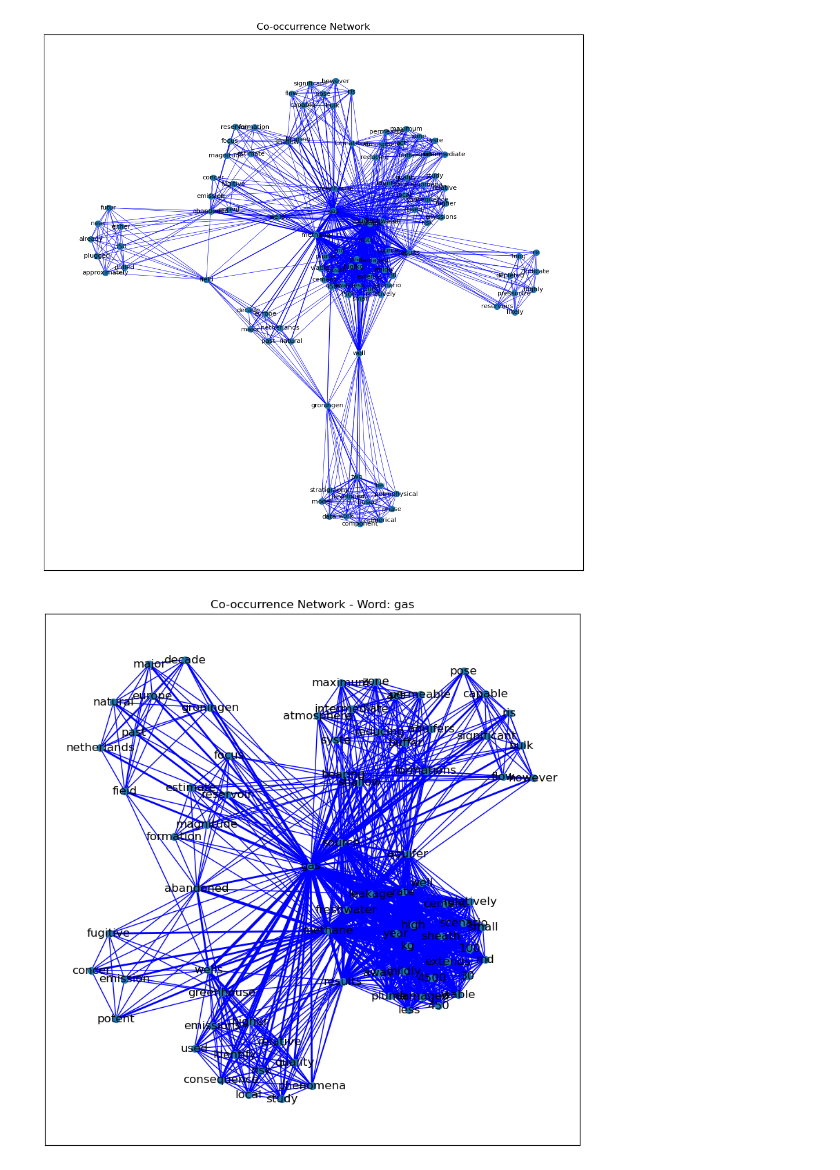
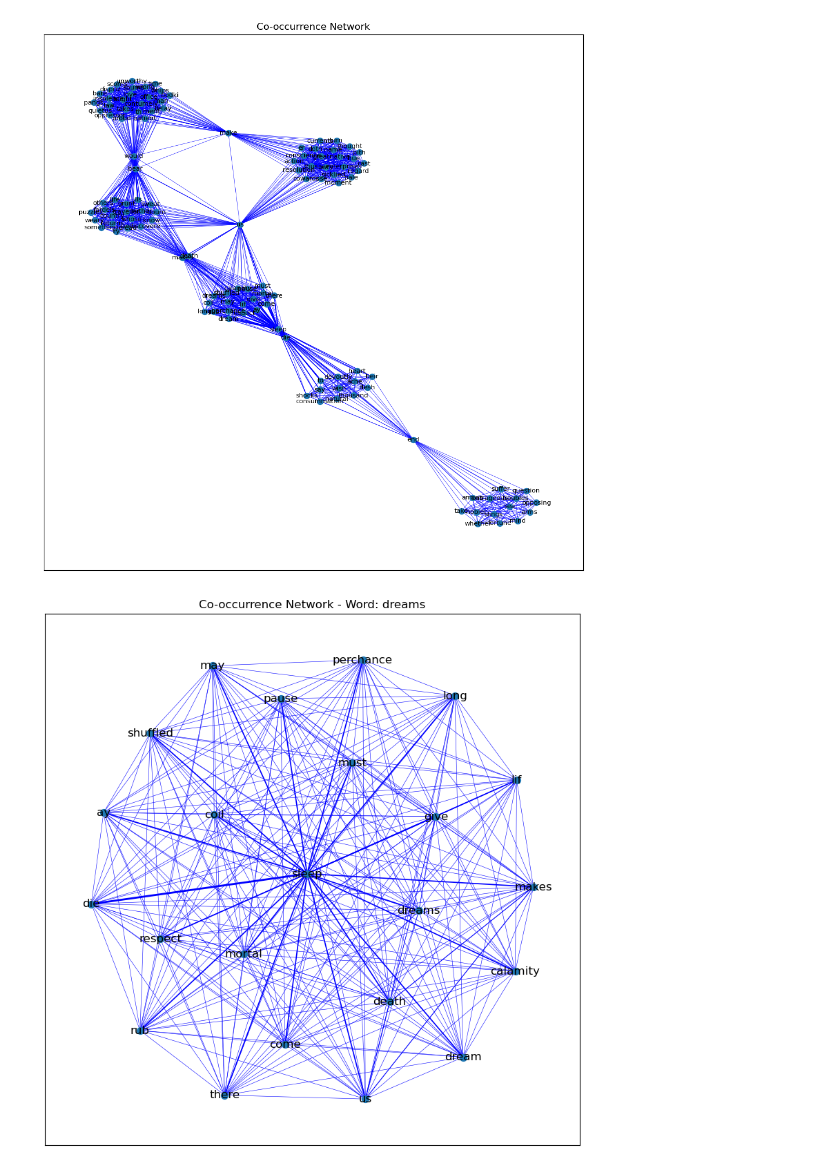
Before and after one commit to 4minakov/practical-data, a Jupyter notebook: WordNetworksExample.ipynb, the cells around one changed output. Cells and saved outputs as stored; diff of their text form; code cells hidden in the pictures.

```diff
--- a/WordNetworksExample.ipynb
+++ b/WordNetworksExample.ipynb
@@ -17,7 +25,11 @@ import re
 
 filename = "text_abstract.txt"
 
-with open(filename, 'r') as file:
+filename = "weekend_updates.txt"
+
+filename = "question.txt"
+
+with open(filename, 'r', encoding='utf-8') as file:
     text_data = file.read()
 
 # Pattern to match a word character followed by . ! or ? and then a space
@@ -169,7 +178,7 @@ G = nx.relabel_nodes(G, mapping)
 # Calculate line widths relative to the maximum weight
 weights = nx.get_edge_attributes(G, 'weight')
 max_weight = max(weights.values())
-LWidths = [5 * weights[edge] / max_weight for edge in G.edges()]
+LWidths = [2 * weights[edge] / max_weight for edge in G.edges()]
 
 # Draw the graph
 plt.figure(figsize=(12, 12))
@@ -178,30 +187,30 @@ nx.draw_networkx(G, pos, width=LWidths, node_size=50, edge_color='blue', font_si
 plt.title("Co-occurrence Network")
 plt.show()
 # %% [output]
-[figure, old version]
+[figure, new version]
 # %%
 # Find the node for the given word
-word = 'gas'
+word = 'dreams'
 if word in G:
     # Find neighbors of the word
     nbrs = list(G.neighbors(word))
 
     # Subgraph containing the word and its neighbors
     sub_nodes = [word] + nbrs
     H = G.subgraph(sub_nodes)
 
     # Calculate line widths for the subgraph, proportional to the edge weights
     sub_weights = nx.get_edge_attributes(H, 'weight')
     max_sub_weight = max(sub_weights.values(), default=1)
-    LWidths = [10 * sub_weights[edge] / max_sub_weight for edge in H.edges()]
+    LWidths = [2 * sub_weights[edge] / max_sub_weight for edge in H.edges()]
 
     # Draw the subgraph
     plt.figure(figsize=(10, 10))
     pos = nx.spring_layout(H)  # Positioning the nodes of the graph
     nx.draw_networkx(H, pos, width=LWidths, node_size=50, edge_color='blue', font_size=12, with_labels=True)
     plt.title(f"Co-occurrence Network - Word: {word}")
     plt.show()
 else:
     print(f"Word '{word}' not found in the vocabulary.")
 # %% [output]
-[figure, old version]
+[figure, new version]
```
Also changed, not shown: parts of 6 cells of this notebook, 2 other files.
